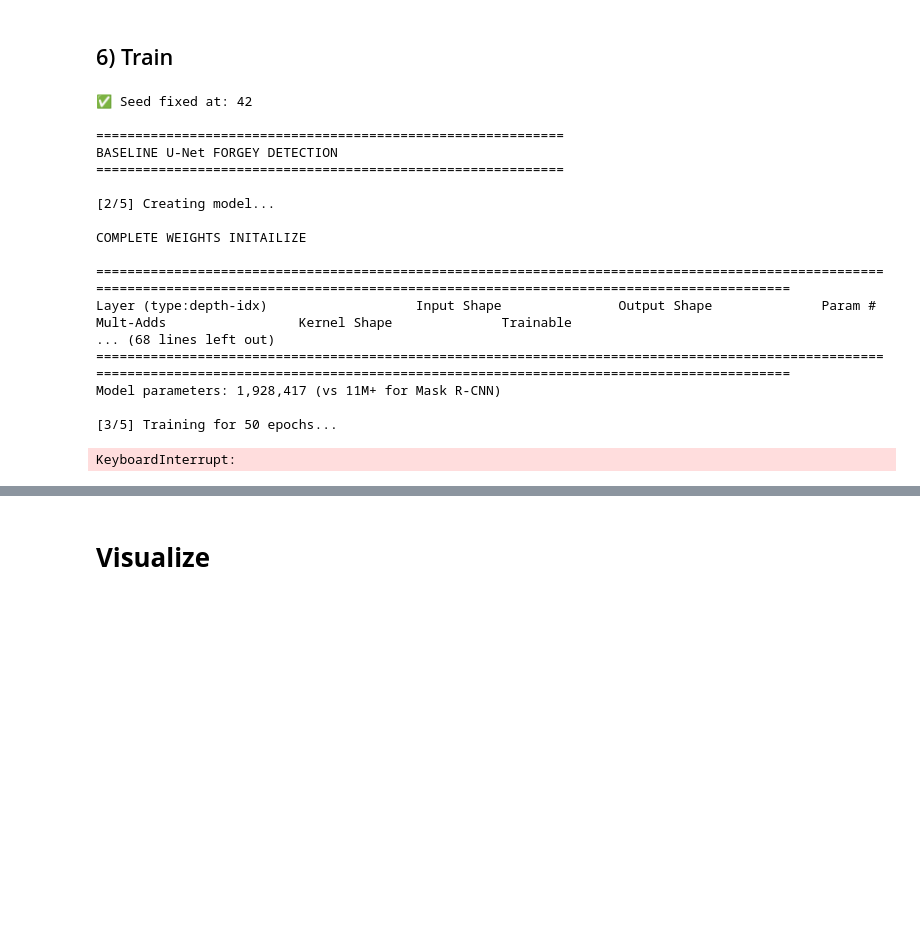
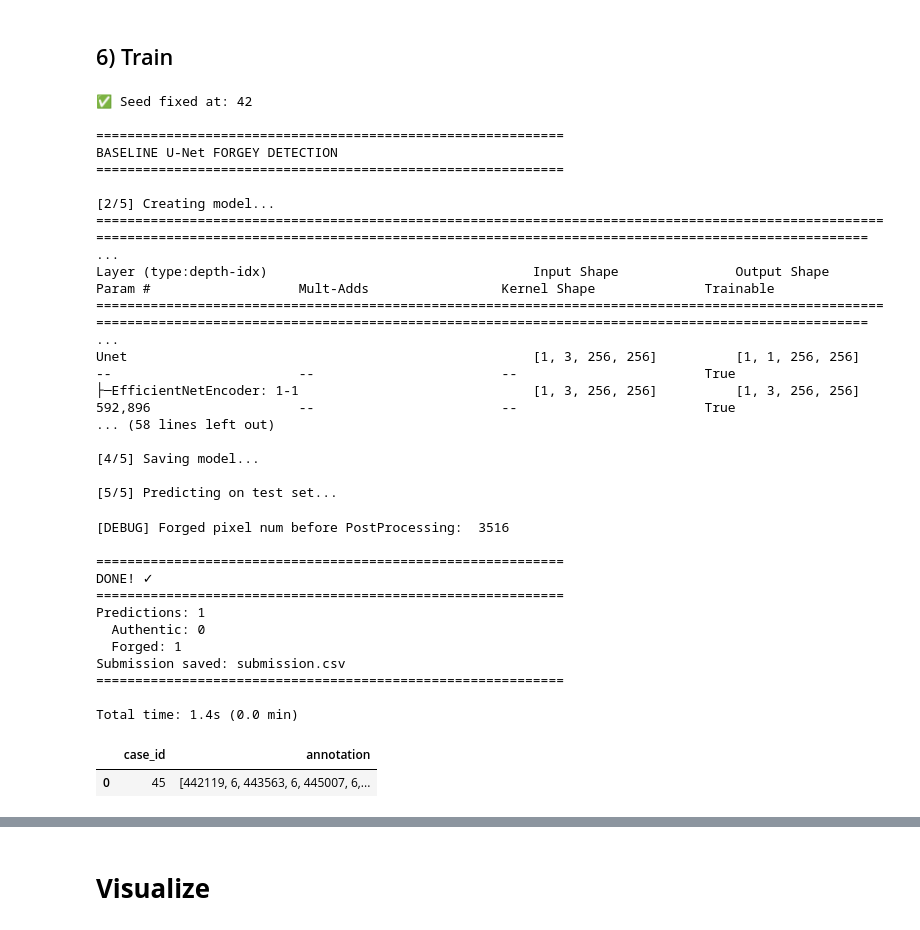
Before and after one commit to sdsdsdsdaf/Recod.ai, a Jupyter notebook: Recod_ai_SimpleUNet.ipynb, the cells around one changed output, grey strips where cells are left out. Cells and saved outputs as stored; diff of their text form; code cells hidden in the pictures; blank space fills up the shorter version.

```diff
--- a/Recod_ai_SimpleUNet.ipynb
+++ b/Recod_ai_SimpleUNet.ipynb
@@ -739,11 +900,11 @@ def train_one_epoch(model, train_loader, optimizer, device):
         "dice_loss": dice_total / len(train_loader)
     }
 
-def predict(model, test_path, device, img_size=128):
+def predict(model, test_path, device, img_size=128, max_size=None):
     model.eval()
     predictions = {}
 
-    test_files = [f for f in os.listdir(test_path) if f.lower().endswith(('.png', '.jpg', '.jpeg'))]
+    test_files = [f for f in os.listdir(test_path) if f.lower().endswith(('.png', '.jpg', '.jpeg'))][:max_size]
     with torch.no_grad():
         for file in tqdm(test_files, desc="Predicting"):
             case_id = file.split('.')[0]
@@ -761,15 +922,15 @@ def predict(model, test_path, device, img_size=128):
 
             mask_pred = model(img_tensor)
             mask_pred = torch.sigmoid(mask_pred)
-            mask_pred = mask_pred.squeeze().detach().cpu().numpy()
+            mask_pred = mask_pred.squeeze().cpu().numpy()  # (H, W)
 
             #DEBUG
-            print("[DEBUG] Forged pixel num before PostProcessing: ", (mask_pred > 0.5).astype(np.uint8).sum())
+            print("[DEBUG] Forged pixel num before PostProcessing: ", (mask_pred > THRESHOLD).astype(np.uint8).sum())
             if is_low_confidence(mask_pred):
                 print("DEBUG: low_confidence")
                 mask_pred  = np.zeros_like(mask_pred)
 
-            mask_pred = (mask_pred > 0.5).astype(np.uint8)
+            mask_pred = (mask_pred > THRESHOLD).astype(np.uint8)
             #후에 bilinear사용 고려
             mask_pred = cv2.resize(mask_pred, (original_size[1], original_size[0]), interpolation=cv2.INTER_NEAREST) # (W, H)
 
@@ -781,9 +942,12 @@ def predict(model, test_path, device, img_size=128):
             #후에 resize하기 전으로 변경 (img_size 똑같을 때)
             if mask_pred.sum() < MIN_AREA:
                 predictions[case_id] = "authentic"
-                print("DEBUG: min_area, ", mask_pred.sum())
+                print("[DEBUG]: min_area, ", mask_pred.sum())
             else:
-                predictions[case_id] = rle_encode([mask_pred])
+                instances = mask_to_instances(mask_pred, min_area=MIN_AREA)
+                predictions[case_id] = (
+                    "authentic" if len(instances) == 0 else rle_encode(instances)
+                )
 
     return predictions
 # %% [markdown]
@@ -846,11 +1010,16 @@ if __name__ == "__main__":
 
     optimizer = optimizer_cls(model.parameters(), lr=LR)
 
-    #Train
-    print(f"\n[3/5] Training for {NUM_EPOCHS} epochs...")
-    for epoch in range(NUM_EPOCHS):
-        loss = train_one_epoch(model, train_loader, optimizer, DEVICE)
-        print(f"Epoch {epoch + 1}/{NUM_EPOCHS} - TOTAL Loss: {loss['total_loss']:.4f} BCE Loss: {loss['bce_loss']:.4f} Dice Loss: {loss['dice_loss']}")
+    if os.path.exists(MODEL_PATH):
+        print(f"\nLoading pretrained model from {MODEL_PATH}...")
+        model.load_state_dict(torch.load(MODEL_PATH, map_location=DEVICE))
+    else:
+        print("\nNo pretrained model found, training from scratch.")
+        #Train
+        print(f"\n[3/5] Training for {NUM_EPOCHS} epochs...")
+        for epoch in range(NUM_EPOCHS):
+            loss = train_one_epoch(model, train_loader, optimizer, DEVICE)
+            print(f"Epoch {epoch + 1}/{NUM_EPOCHS} - TOTAL Loss: {loss['total_loss']:.4f} BCE Loss: {loss['bce_loss']:.4f} Dice Loss: {loss['dice_loss']}")
 
     # Save
     print("\n[4/5] Saving model...")
@@ -871,39 +1040,52 @@ if __name__ == "__main__":
 
     submission.to_csv("submission.csv", index=False)
 
     # Stats
     authentic = (submission['annotation'] == 'authentic').sum()
     forged = len(submission) - authentic
 
     print("\n" + "="*60)
     print("DONE! ✓")
     print("="*60)
     print(f"Predictions: {len(submission)}")
     print(f"  Authentic: {authentic}")
     print(f"  Forged: {forged}")
     print(f"Submission saved: submission.csv")
     print("="*60)
 
     elapsed = time.time() - start
     print(f"\nTotal time: {elapsed:.1f}s ({elapsed/60:.1f} min)")
 
     display(submission.head(10))
 # %% [output]
 ✅ Seed fixed at: 42
 
 ============================================================
 BASELINE U-Net FORGEY DETECTION
 ============================================================
 
 [2/5] Creating model...
+======================================================================================================================================================================================================== ...
+Layer (type:depth-idx)                                  Input Shape               Output Shape              Param #                   Mult-Adds                 Kernel Shape              Trainable
+======================================================================================================================================================================================================== ...
+Unet                                                    [1, 3, 256, 256]          [1, 1, 256, 256]          --                        --                        --                        True
+├─EfficientNetEncoder: 1-1                              [1, 3, 256, 256]          [1, 3, 256, 256]          592,896                   --                        --                        True
+... (58 lines left out)
 
-COMPLETE WEIGHTS INITAILIZE
+[4/5] Saving model...
 
-==============================================================================================================================================================================================
-Layer (type:depth-idx)                   Input Shape               Output Shape              Param #                   Mult-Adds                 Kernel Shape              Trainable
-... (68 lines left out)
-==============================================================================================================================================================================================
-Model parameters: 1,928,417 (vs 11M+ for Mask R-CNN)
-
-[3/5] Training for 50 epochs...
+[5/5] Predicting on test set...
-KeyboardInterrupt:
+[DEBUG] Forged pixel num before PostProcessing:  3516
+
+============================================================
+DONE! ✓
+============================================================
+Predictions: 1
+  Authentic: 0
+  Forged: 1
+Submission saved: submission.csv
+============================================================
+
+Total time: 1.4s (0.0 min)
+|  | case_id | annotation |
+| 0 | 45 | [442119, 6, 443563, 6, 445007, 6,... |
```
Also changed, not shown: parts of 10 cells of this notebook, 7 other files.
